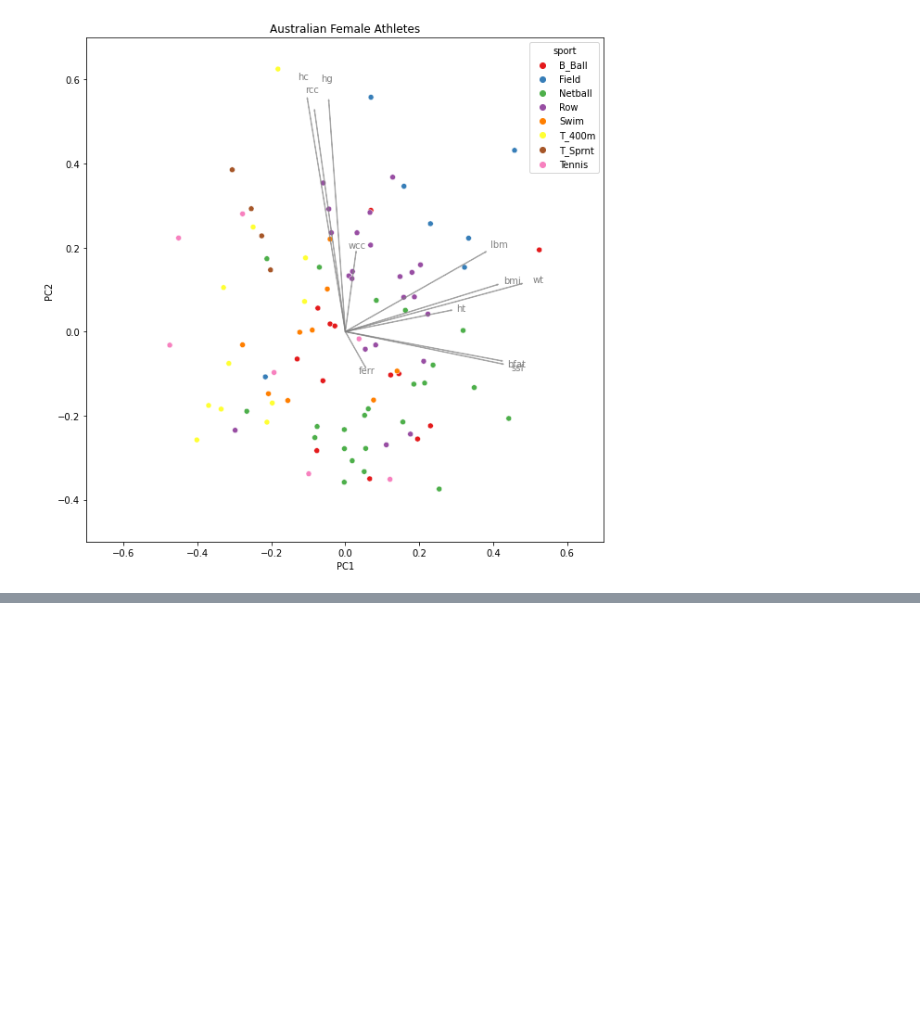
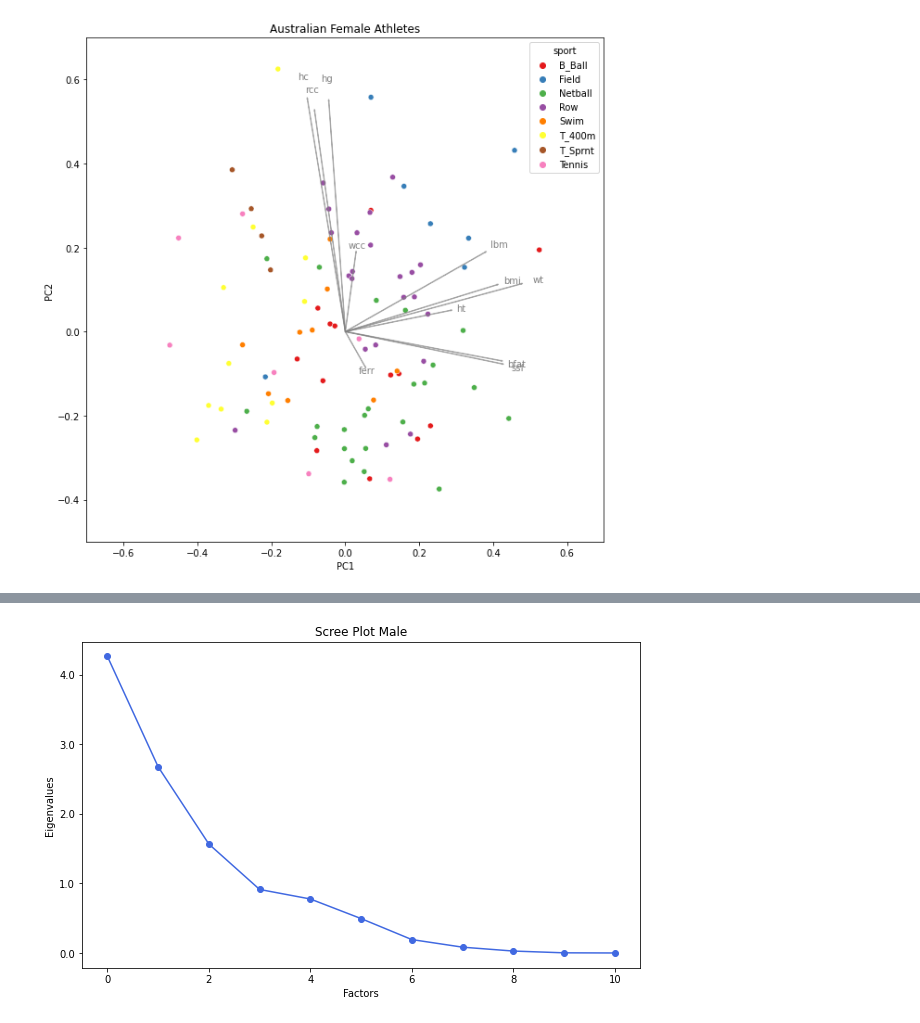
Before and after one commit to vinismachadoo/analise_de_cluster, a Jupyter notebook: analise_multivariada.ipynb, the cells around one changed output, grey strips where cells are left out. Drawn from its saved outputs; the diff is of its cells as text; code cells hidden in the pictures; blank space fills up the shorter version.

```diff
--- a/analise_multivariada.ipynb
+++ b/analise_multivariada.ipynb
@@ -180,0 +230,4 @@ plt.show()
+# %%
+evs_masc, _ = fa_masc.get_eigenvalues()
+values_masc = {'Eigenvalues': evs_masc, 'Explanation': [ev*100/sum(evs_masc) for ev in evs_masc]}
+pd.DataFrame(values_masc)
@@ -180,0 +247,12 @@ plt.show()
+# %%
+fig, ax = plt.subplots(figsize=(10,6))
+
+ax.plot(evs_masc, '-o', c='Royalblue', )
+ax.yaxis.set_major_formatter(FormatStrFormatter('%.1f'))
+ax.set_title('Scree Plot Male')
+ax.set_xlabel('Factors')
+ax.set_ylabel('Eigenvalues')
+
+plt.show()
+# %% [output]
+[figure, added]
```
Also changed, not shown: parts of 14 cells of this notebook.
